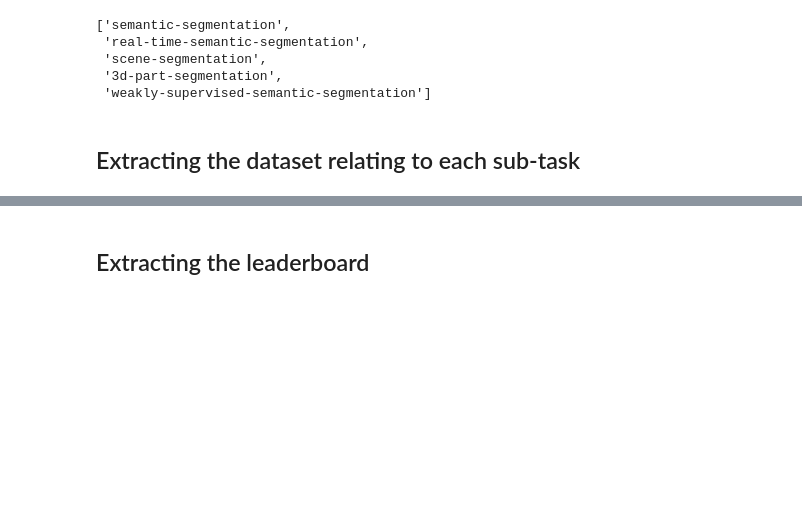
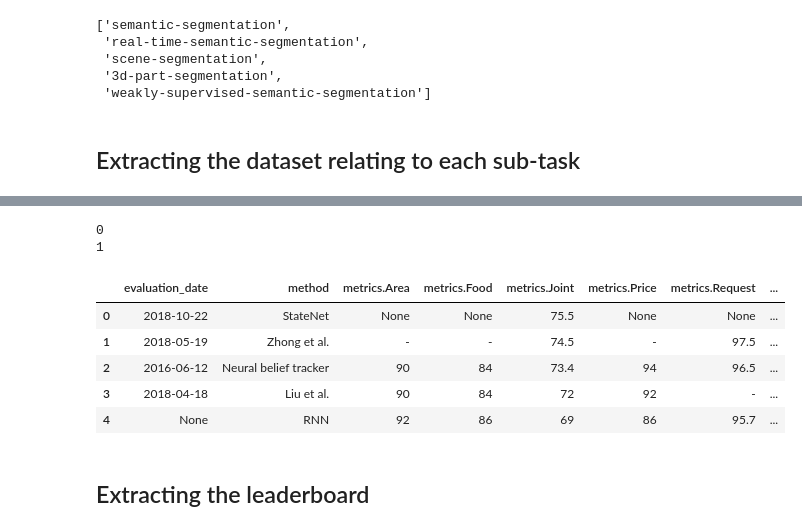
Before and after one commit to ndaly06/ml_optimisation, a Jupyter notebook: notebooks/pwcode_scraper.ipynb, the cells around one changed output, grey strips where cells are left out. Saved outputs shown, nothing was run; the diff lists cells and outputs as text; code cells hidden in the pictures; blank space fills up the shorter version.

Commit message:
paper scraping finished

```diff
--- a/notebooks/pwcode_scraper.ipynb
+++ b/notebooks/pwcode_scraper.ipynb
@@ -192,0 +206,5 @@ https://paperswithcode.com/task/image-classification
+# %%
+# sorts the subtask_datasets list
+subtask_datasets = sorted(subtask_datasets)
+
+subtask_datasets
@@ -192,0 +229,19 @@ https://paperswithcode.com/task/image-classification
+# %%
+# empty data list
+data = []
+
+#
+for i in range(20):
+
+    #
+    url = "https://paperswithcode.com" + subtask_datasets[i]
+    html_doc = requests.get(url).content
+    soup = BeautifulSoup(html_doc, 'html.parser')
+
+    # extracts the json data from the evaluation table on each page
+#     data.append(subtask_datasets[i])
+    data.append(json.loads(soup.find('script', id = 'evaluation-table-data').text))
+
+    print(url)
+
+# data
@@ -192,0 +269,9 @@ https://paperswithcode.com/task/image-classification
+# %%
+# list comprehension that converts the resulting 2d array into a 1d array
+data = [s for S in data for s in S]
+# %%
+# normalizes the json in the data array and creates a pandas dataframe
+papers = json_normalize(data)
+
+# converts the papers.url column to a list
+papers = papers['paper.url'].tolist()
@@ -193,2 +605,21 @@ https://paperswithcode.com/task/image-classification
+# %%
+#
+for i in range(2):
+
+    print(i)
+# nycphil = json_normalize(d['programs'])
+    df = json_normalize(data[1])
+
+# df
+df
+# %% [output]
+0
+1
+|  | evaluation_date | method | metrics.Area | metrics.Food | metrics.Joint | metrics.Price | metrics.Request | ... |
+| 0 | 2018-10-22 | StateNet | None | None | 75.5 | None | None | ... |
+| 1 | 2018-05-19 | Zhong et al. | - | - | 74.5 | - | 97.5 | ... |
+| 2 | 2016-06-12 | Neural belief tracker | 90 | 84 | 73.4 | 94 | 96.5 | ... |
+| 3 | 2018-04-18 | Liu et al. | 90 | 84 | 72 | 92 | - | ... |
+| 4 | None | RNN | 92 | 86 | 69 | 86 | 95.7 | ... |
 # %%
 # creates empty subtask datasets list
```
Also changed, not shown: parts of 30 cells of this notebook.
